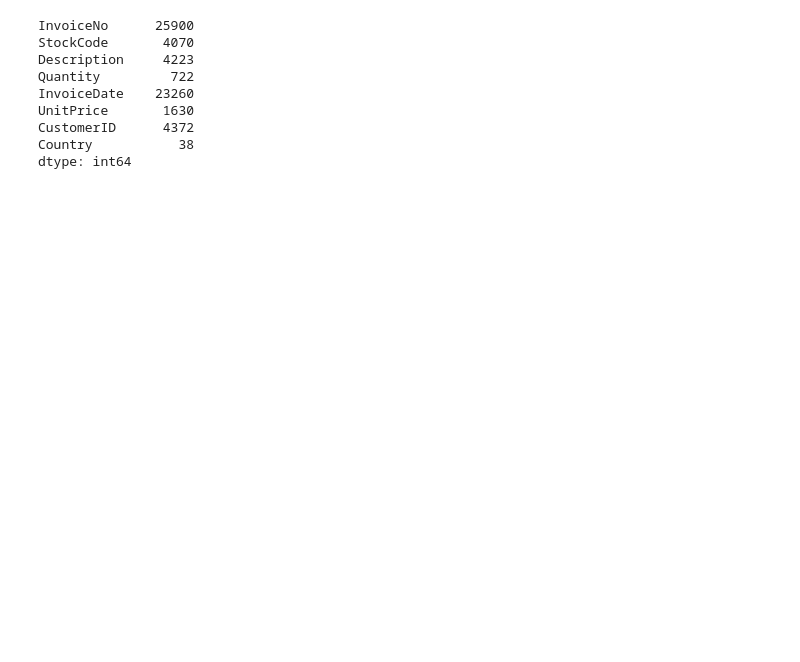
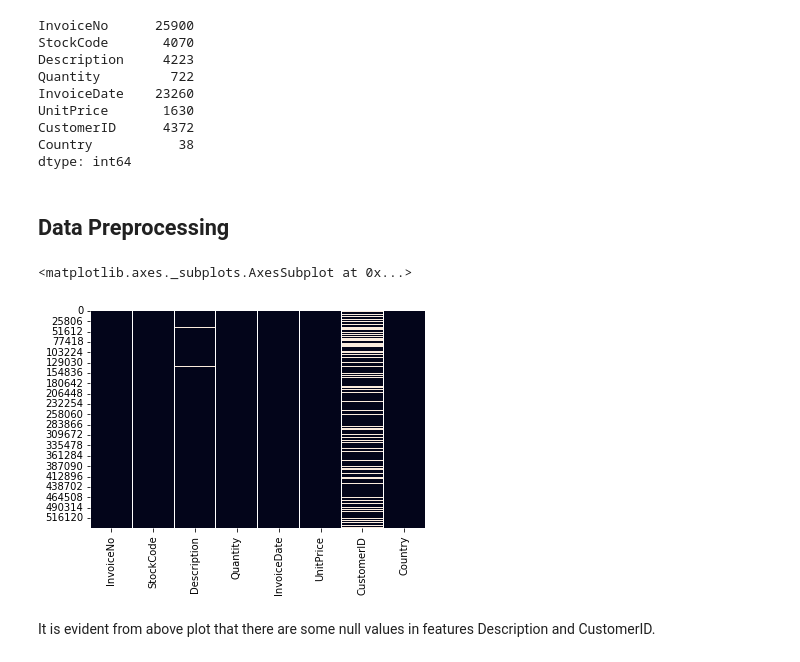
Before and after one commit to sumitgaikwad8877/Online_retail_customer_segmentation, a Jupyter notebook: Online_retail_customer_segmentation.ipynb, the cells around one changed output. Saved outputs shown, nothing was run; the diff lists cells and outputs as text; code cells hidden in the pictures; blank space fills up the shorter version.

```diff
--- a/Online_retail_customer_segmentation.ipynb
+++ b/Online_retail_customer_segmentation.ipynb
@@ -162,3 +187,13 @@ UnitPrice       1630
 CustomerID      4372
 Country           38
 dtype: int64
+# %% [markdown]
+## <B>Data Preprocessing
+# %%
+# Plotting the null values on heatmap
+sns.heatmap(df.isnull(), cbar = False)
+# %% [output]
+<matplotlib.axes._subplots.AxesSubplot at 0x...>
+[figure, added]
+# %% [markdown]
+ It is evident from above plot that there are some null values in features Description and CustomerID.
```
Also changed, not shown: parts of 77 cells of this notebook.
